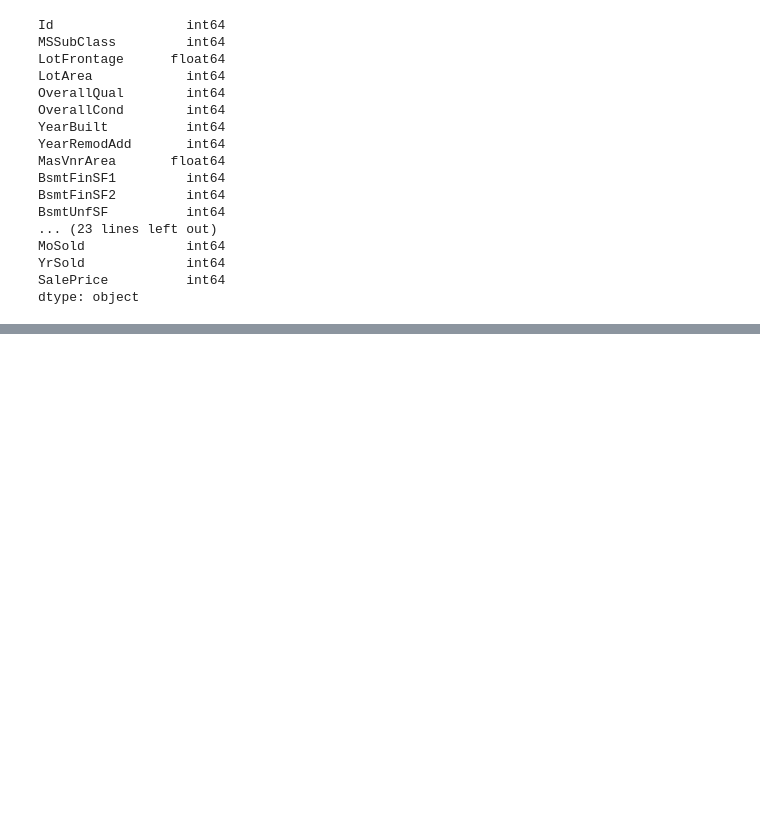
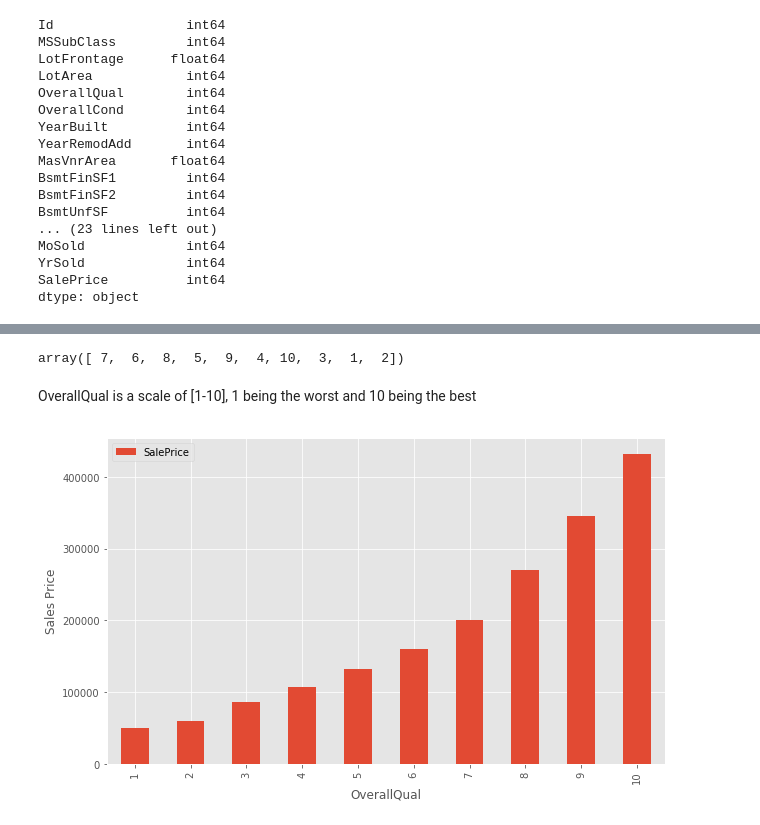
Before and after one commit to code-freeze/keras_machineLearning, a Jupyter notebook: housePrice.ipynb, the cells around one changed output, grey strips where cells are left out. Drawn from its saved outputs; the diff is of its cells as text; code cells hidden in the pictures; blank space fills up the shorter version.

```diff
--- a/housePrice.ipynb
+++ b/housePrice.ipynb
@@ -120,0 +115,13 @@ num_features.corr(method='kendall')
+# %%
+num_features.OverallQual.unique()
+# %% [output]
+array([ 7,  6,  8,  5,  9,  4, 10,  3,  1,  2])
+# %% [markdown]
+OverallQual is a scale of [1-10], 1 being the worst and 10 being the best
+# %%
+quality_pivot=pd.pivot_table(num_features,values='SalePrice',index='OverallQual',aggfunc=np.median)
+quality_pivot.plot(kind='bar')
+plt.ylabel('Sales Price')
+plt.show()
+# %% [output]
+[figure, added]
```
Also changed, not shown: parts of 40 cells of this notebook.
